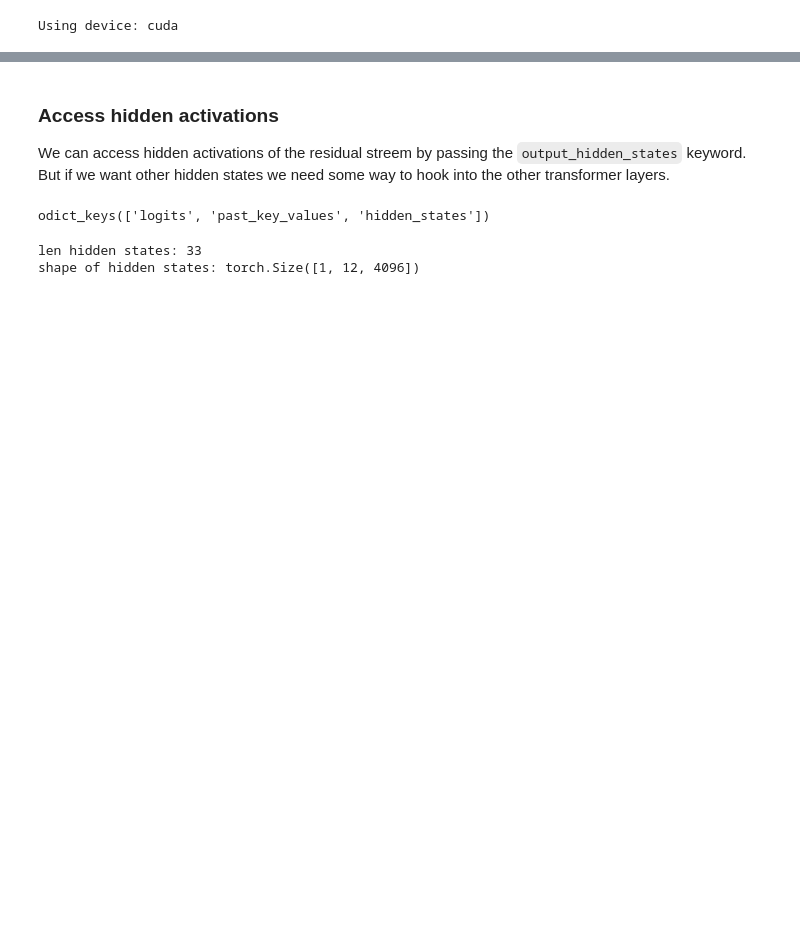
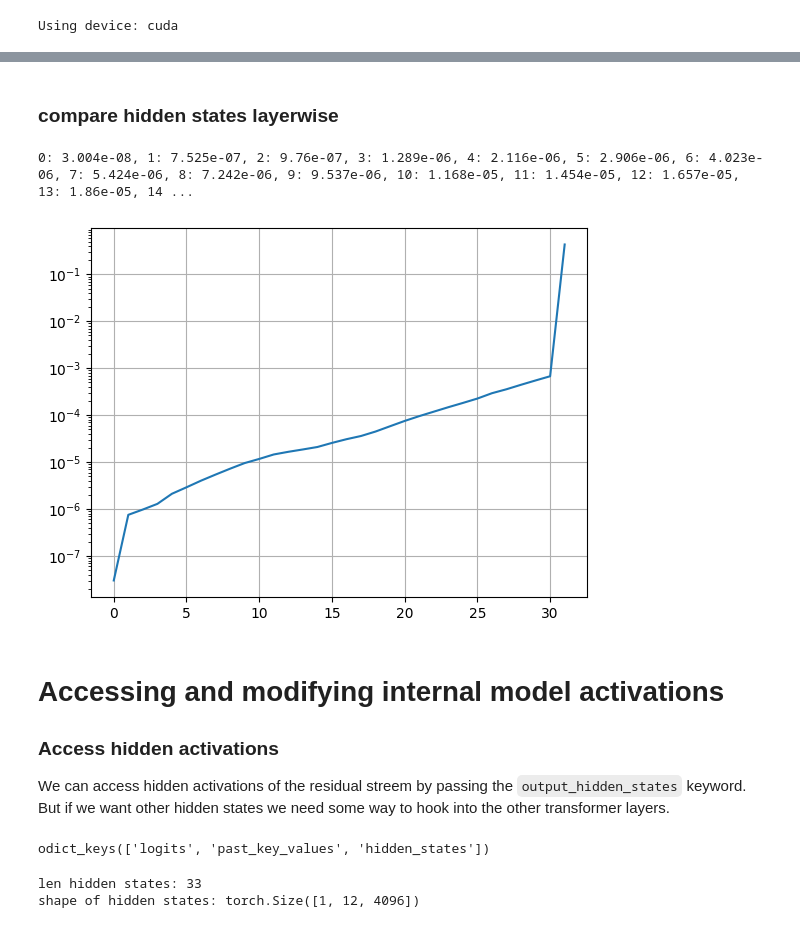
Before and after one commit to annahdo/playing_with_transformers, a Jupyter notebook: transformer_lens_intro.ipynb, the cells around one changed output, grey strips where cells are left out. Cells and saved outputs as stored; diff of their text form; code cells hidden in the pictures; blank space fills up the shorter version.

```diff
--- a/transformer_lens_intro.ipynb
+++ b/transformer_lens_intro.ipynb
@@ -22,0 +28,13 @@ model = AutoModelForCausalLM.from_pretrained(model_name).to(device, dtype=torch.
+# %%
+# create a hooked transformer
+model = HookedTransformer.from_pretrained(model_name,
+                                          hf_model=org_model.to("cpu"),
+                                          fold_ln=False,
+                                          center_writing_weights=False,
+                                          center_unembed=False,
+                                          tokenizer=tokenizer,
+                                          default_padding_side=padding_side,
+                                          dtype=dtype)
+
+model.tokenizer.padding_side = padding_side
+model.tokenizer.pad_token = tokenizer.eos_token
@@ -22,0 +43,2 @@ model = AutoModelForCausalLM.from_pretrained(model_name).to(device, dtype=torch.
+# %%
+org_model = org_model.to(device, dtype=dtype)
@@ -23,4 +112,38 @@ model = AutoModelForCausalLM.from_pretrained(model_name).to(device, dtype=torch.
+# %% [markdown]
+### compare hidden states layerwise
+# %%
+test_sentence = "The quick brown fox jumps over the lazy dog"
+
+org_model.eval()
+with torch.no_grad():
+    inputs = tokenizer(test_sentence, return_tensors="pt").to(device)
+    org_hidden_states = org_model(inputs["input_ids"], output_hidden_states=True)["hidden_states"]
+# %%
+model.eval()
+with torch.no_grad():
+    inputs = tokenizer(test_sentence, return_tensors="pt").to(device)
+    _, cache_tl = model.run_with_cache(inputs["input_ids"])
+# %%
+diffs = torch.zeros(len(org_hidden_states)-1)
+
+for layer_id in range(len(org_hidden_states)-1):
+    cache_name = f"blocks.{layer_id}.hook_resid_post"
+    diffs[layer_id] = (org_hidden_states[layer_id+1] - cache_tl[cache_name]).pow(2).mean().item()
+
+# print diffs with 4 significant digits
+print(', '.join("{}: {:.4g}".format(i,value) for i, value in enumerate(diffs)))
+
+# plot the differences in log scale
+import matplotlib.pyplot as plt
+plt.plot(diffs)
+plt.yscale("log")
+plt.grid()
+# %% [output]
+0: 3.004e-08, 1: 7.525e-07, 2: 9.76e-07, 3: 1.289e-06, 4: 2.116e-06, 5: 2.906e-06, 6: 4.023e-06, 7: 5.424e-06, 8: 7.242e-06, 9: 9.537e-06, 10: 1.168e-05, 11: 1.454e-05, 12: 1.657e-05, 13: 1.86e-05, 14 ...
+[figure, added]
 # %% [markdown]
+# Accessing and modifying internal model activations
+
 ### Access hidden activations
 
 We can access hidden activations of the residual streem by passing the `output_hidden_states` keyword. But if we want other hidden states we need some way to hook into the other transformer layers.
```
Also changed, not shown: parts of 28 cells of this notebook.
